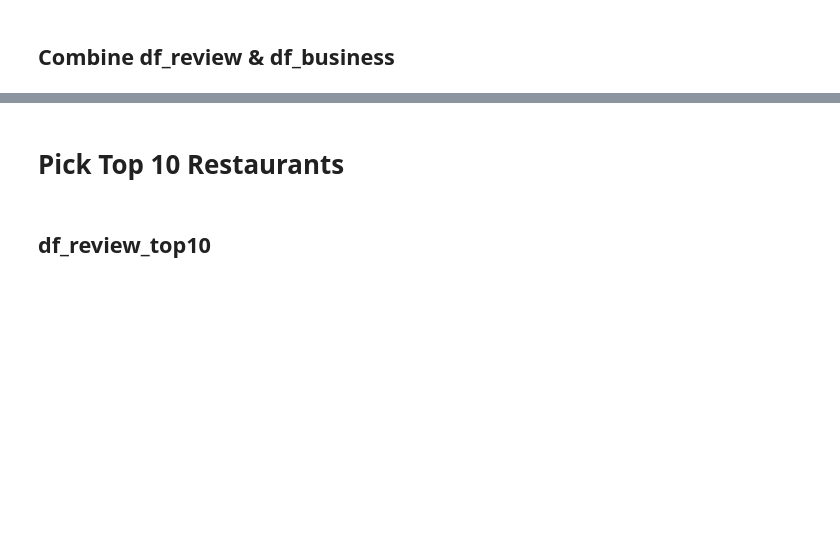
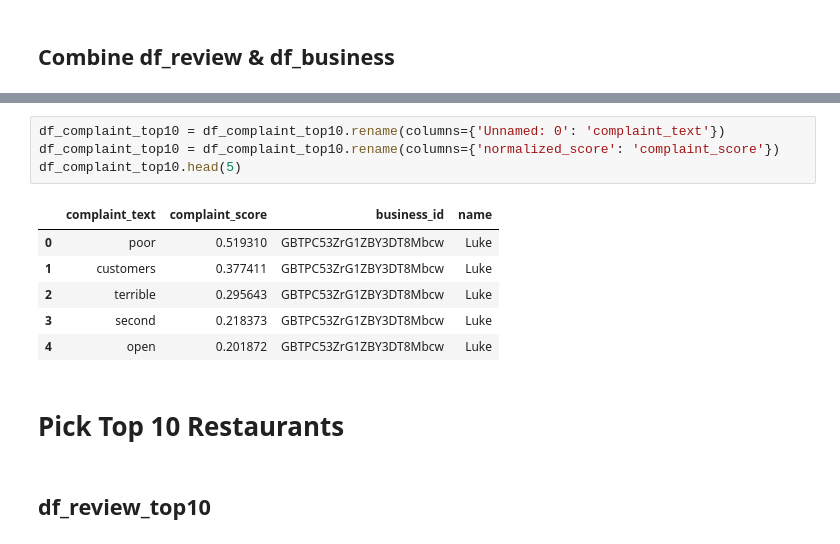
Before and after one commit to SandunKanan/yelp-review-nlp, a Jupyter notebook: data_preprocess.ipynb, the cells around one changed output, grey strips where cells are left out. Cells and saved outputs as stored; diff of their text form; blank space fills up the shorter version.

```diff
--- a/data_preprocess.ipynb
+++ b/data_preprocess.ipynb
@@ -96,3 +199,14 @@ df_review_business.head(2)
+# %%
+df_complaint_top10 = df_complaint_top10.rename(columns={'Unnamed: 0': 'complaint_text'})
+df_complaint_top10 = df_complaint_top10.rename(columns={'normalized_score': 'complaint_score'})
+df_complaint_top10.head(5)
+# %% [output]
+|  | complaint_text | complaint_score | business_id | name |
+| 0 | poor | 0.519310 | GBTPC53ZrG1ZBY3DT8Mbcw | Luke |
+| 1 | customers | 0.377411 | GBTPC53ZrG1ZBY3DT8Mbcw | Luke |
+| 2 | terrible | 0.295643 | GBTPC53ZrG1ZBY3DT8Mbcw | Luke |
+| 3 | second | 0.218373 | GBTPC53ZrG1ZBY3DT8Mbcw | Luke |
+| 4 | open | 0.201872 | GBTPC53ZrG1ZBY3DT8Mbcw | Luke |
 # %% [markdown]
 # Pick Top 10 Restaurants
 # %% [markdown]
```
Also changed, not shown: parts of 26 cells of this notebook, 4 other files.
